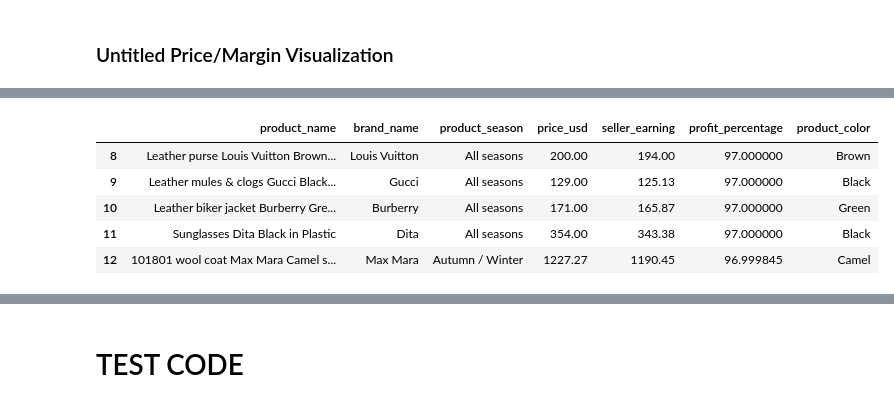
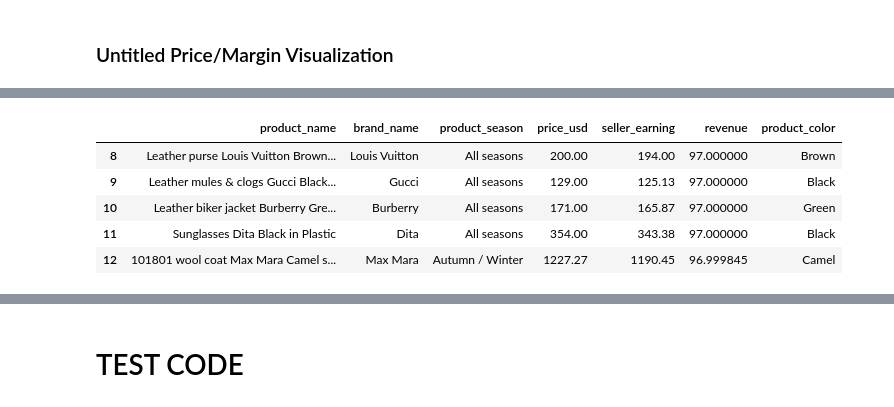
Before and after one commit to lucheuer/Project-1, a Jupyter notebook: Project_1_Group_3.ipynb, the cells around one changed output, grey strips where cells are left out. Cells and saved outputs as stored; diff of their text form; code cells hidden in the pictures.

Commit message:
updated labeling of charts
Renamed the prophet_percentage column to revenue

```diff
--- a/Project_1_Group_3.ipynb
+++ b/Project_1_Group_3.ipynb
@@ -268,10 +268,10 @@ We can see that it is best to sell Wool in the Autumn/Winter, Linen in the Sprin
 # Ensure the DataFrame contains the necessary columns
 if 'price_usd' in vestiaire_clean.columns and 'seller_earning' in vestiaire_clean.columns:
     # Calculate the percentage of profit
-    vestiaire_clean['profit_percentage'] = (vestiaire_clean['seller_earning'] / vestiaire_clean['price_usd']) * 100
+    vestiaire_clean['revenue'] = (vestiaire_clean['seller_earning'] / vestiaire_clean['price_usd']) * 100
 
     # Handle potential division by zero errors by replacing infinities with NaN
-    vestiaire_clean['profit_percentage'].replace([float('inf'), -float('inf')], float('nan'), inplace=True)
+    vestiaire_clean['revenue'].replace([float('inf'), -float('inf')], float('nan'), inplace=True)
 else:
     print("The DataFrame does not contain the necessary columns 'price_usd' and 'seller_earning'.")
 
@@ -293,20 +295,20 @@ display(vestiaire_clean.tail())
 # %%
 #Cutting down the data to only neccessary columns
-profit_df = vestiaire_clean[['product_name', 'brand_name', 'product_season', 'price_usd', 'seller_earning', 'profit_percentage', 'product_color']]
+profit_df = vestiaire_clean[['product_name', 'brand_name', 'product_season', 'price_usd', 'seller_earning', 'revenue', 'product_color']]
 
-# Sort the DataFrame by 'profit_percentage' in descending order
-profit_df = profit_df.sort_values(by='profit_percentage', ascending=False)
+# Sort the DataFrame by 'revenue' in descending order
+profit_df = profit_df.sort_values(by='revenue', ascending=False)
 
 # Reset the index of the sorted DataFrame
 profit_df = profit_df.reset_index(drop=True)
 
-profit_df = profit_df[(profit_df['profit_percentage'] != 100) & (profit_df['profit_percentage'] != 0)]
+profit_df = profit_df[(profit_df['revenue'] != 100) & (profit_df['revenue'] != 0)]
 
 # Display the head and tail of the sorted DataFrame
 display(profit_df.head())
 display(profit_df.tail())
 # %% [output]
-|  | product_name | brand_name | product_season | price_usd | seller_earning | profit_percentage | product_color |
+|  | product_name | brand_name | product_season | price_usd | seller_earning | revenue | product_color |
 | 8 | Leather purse Louis Vuitton Brown... | Louis Vuitton | All seasons | 200.00 | 194.00 | 97.000000 | Brown |
 | 9 | Leather mules & clogs Gucci Black... | Gucci | All seasons | 129.00 | 125.13 | 97.000000 | Black |
 | 10 | Leather biker jacket Burberry Gre... | Burberry | All seasons | 171.00 | 165.87 | 97.000000 | Green |
```
Also changed, not shown: parts of 5 cells of this notebook.
